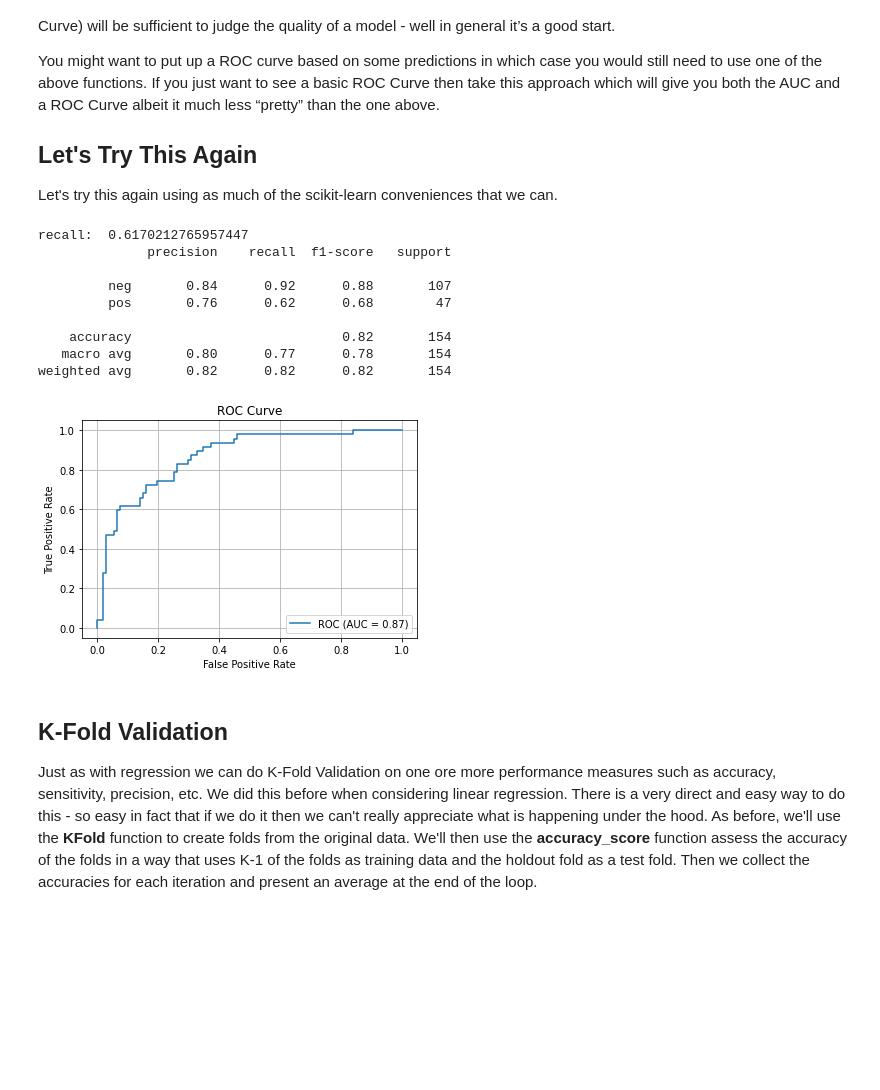
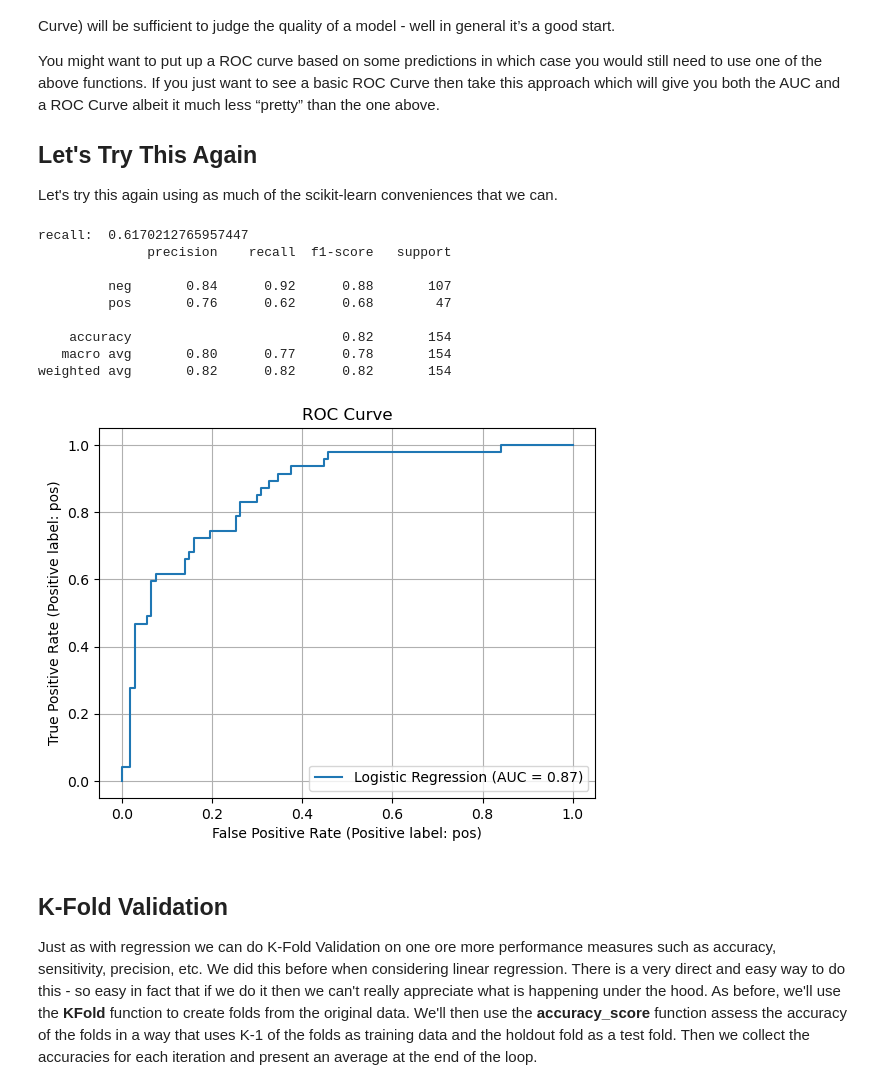
Before and after one commit to steviep42/bios_534, a Jupyter notebook: CH_6_Classification_Problems.ipynb, the cells around one changed output. Saved outputs shown, nothing was run; the diff lists cells and outputs as text; code cells hidden in the pictures; blank space fills up the shorter version.

```diff
--- a/CH_6_Classification_Problems.ipynb
+++ b/CH_6_Classification_Problems.ipynb
@@ -602,35 +608,36 @@ logreg = LogisticRegression()
 logreg.fit(X_train,y_train)
 
 # Predict y labels on the training data - assumes a threshold of 0.5
 y_test_pred_labs =  logreg.predict(X_test)
 
 # Get the probabilities
 y_test_pred_probs = logreg.predict_proba(X_test)
 
 ### Print Out Some Diagnostic Information
 
 print("recall: ", recall_score(y_test,logreg.predict(X_test),pos_label="pos"))
 
 #tn, fp, fn, tp  = confusion_matrix(y_test,y_test_pred_labs,labels=['neg','pos']).ravel()
 
 # Get the Classification Report
 print(classification_report(y_test,y_test_pred_labs))
 
 # Check Out the ROC Curve
-metrics.plot_roc_curve(logreg, X_test, y_test, name="ROC")
+#metrics.plot_roc_curve(logreg, X_test, y_test, name="ROC")
+metrics.RocCurveDisplay.from_estimator(logreg, X_test, y_test, name="Logistic Regression")
 plt.title("ROC Curve")
 plt.grid()
 # %% [output]
 recall:  0.6170212765957447
               precision    recall  f1-score   support
 
          neg       0.84      0.92      0.88       107
          pos       0.76      0.62      0.68        47
 
     accuracy                           0.82       154
    macro avg       0.80      0.77      0.78       154
 weighted avg       0.82      0.82      0.82       154
-[figure, old version]
+[figure, new version]
 # %% [markdown]
 ## K-Fold Validation
 
```
Also changed, not shown: parts of 7 cells of this notebook.
